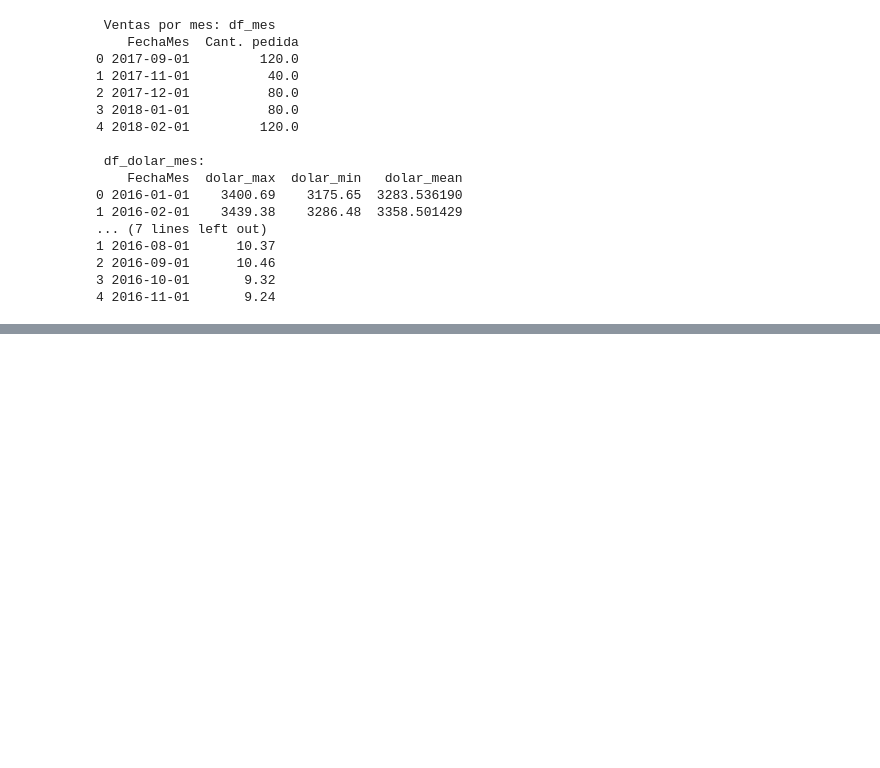
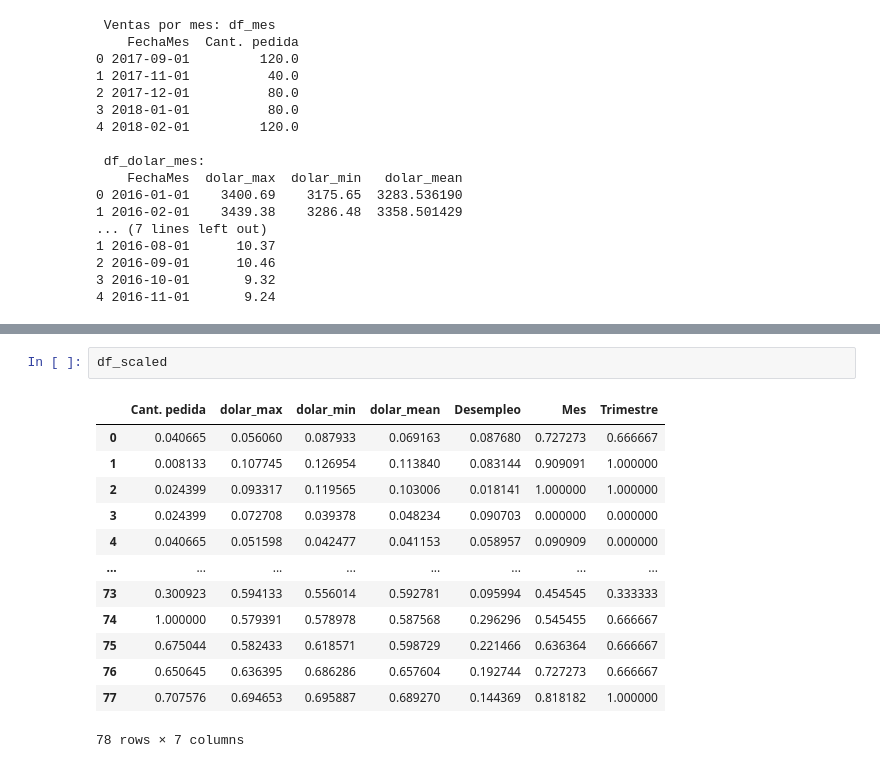
Before and after one commit to jaimereinoso2/SUMIQUIM_PILOTO, a Jupyter notebook: v1/app.ipynb, the cells around one changed output, grey strips where cells are left out. Drawn from its saved outputs; the diff is of its cells as text; blank space fills up the shorter version.

Commit message:
ya se obtiene la lista de listas con los valores de cant_pedida y  acompañada con los valores historios de dolar_max, dolar_min y las demás variables.  El resultado se entrega como un numpy

```diff
--- a/v1/app.ipynb
+++ b/v1/app.ipynb
@@ -264,0 +271,16 @@ dfN.shape
+# %%
+df_scaled
+# %% [output]
+|  | Cant. pedida | dolar_max | dolar_min | dolar_mean | Desempleo | Mes | Trimestre |
+| 0 | 0.040665 | 0.056060 | 0.087933 | 0.069163 | 0.087680 | 0.727273 | 0.666667 |
+| 1 | 0.008133 | 0.107745 | 0.126954 | 0.113840 | 0.083144 | 0.909091 | 1.000000 |
+| 2 | 0.024399 | 0.093317 | 0.119565 | 0.103006 | 0.018141 | 1.000000 | 1.000000 |
+| 3 | 0.024399 | 0.072708 | 0.039378 | 0.048234 | 0.090703 | 0.000000 | 0.000000 |
+| 4 | 0.040665 | 0.051598 | 0.042477 | 0.041153 | 0.058957 | 0.090909 | 0.000000 |
+| ... | ... | ... | ... | ... | ... | ... | ... |
+| 73 | 0.300923 | 0.594133 | 0.556014 | 0.592781 | 0.095994 | 0.454545 | 0.333333 |
+| 74 | 1.000000 | 0.579391 | 0.578978 | 0.587568 | 0.296296 | 0.545455 | 0.666667 |
+| 75 | 0.675044 | 0.582433 | 0.618571 | 0.598729 | 0.221466 | 0.636364 | 0.666667 |
+| 76 | 0.650645 | 0.636395 | 0.686286 | 0.657604 | 0.192744 | 0.727273 | 0.666667 |
+| 77 | 0.707576 | 0.694653 | 0.695887 | 0.689270 | 0.144369 | 0.818182 | 1.000000 |
+78 rows × 7 columns
```
Also changed, not shown: parts of 13 cells of this notebook.
